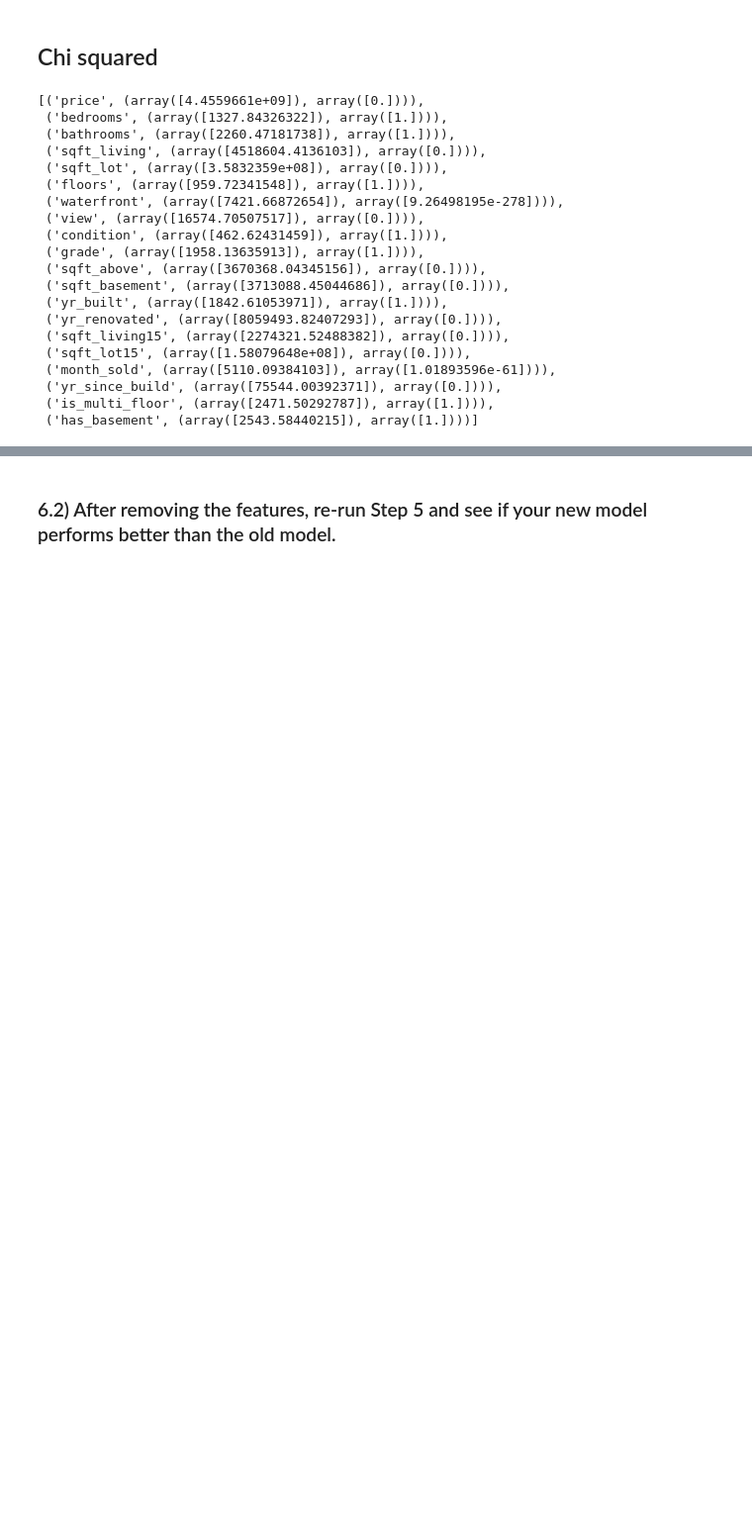
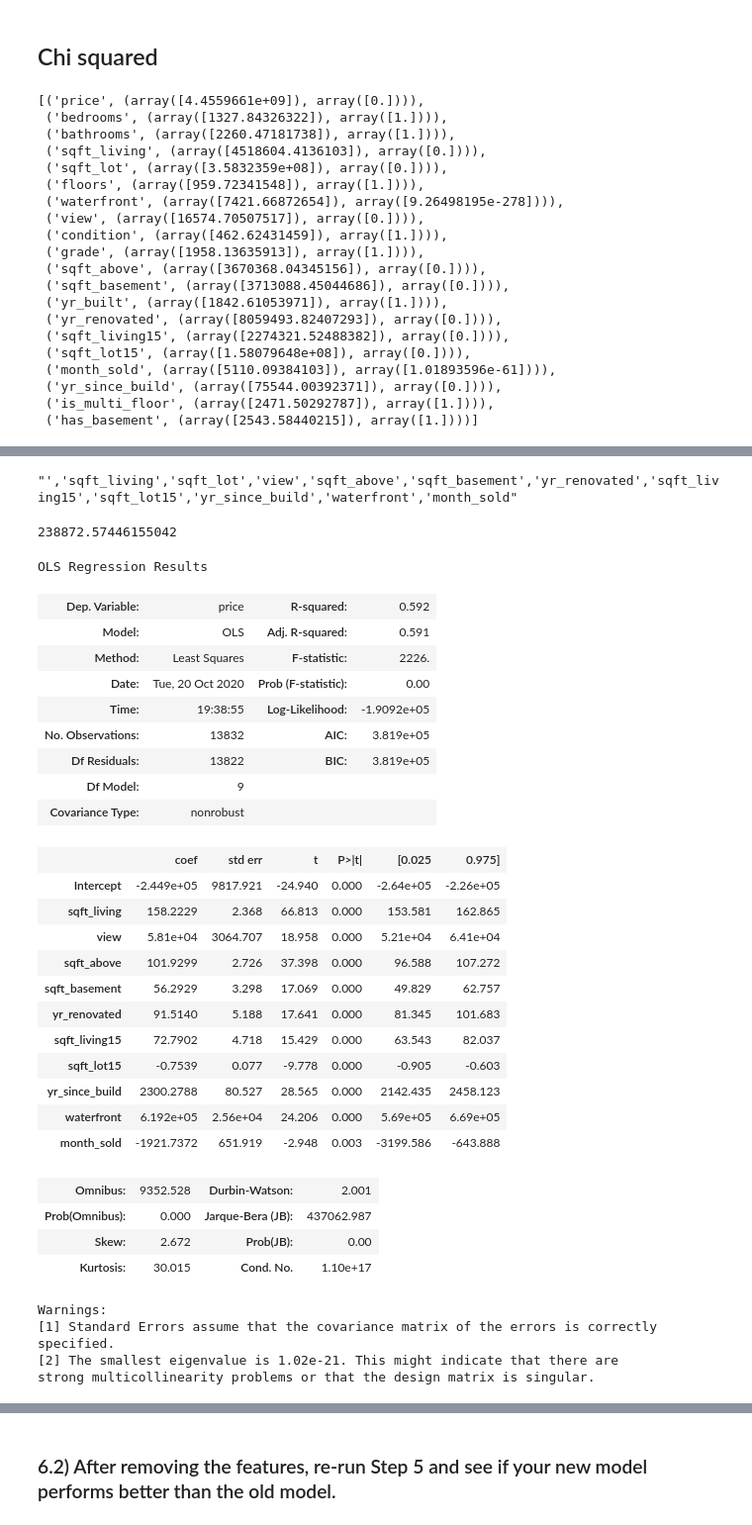
Before and after one commit to fernandez-justin/house_price_prediction, a Jupyter notebook: Bakeoff_modeling_process.ipynb, the cells around one changed output, grey strips where cells are left out. Shown: that part at 99% size. Saved outputs shown, nothing was run; the diff lists cells and outputs as text; code cells hidden in the pictures; blank space fills up the shorter version.

```diff
--- a/Bakeoff_modeling_process.ipynb
+++ b/Bakeoff_modeling_process.ipynb
@@ -661,0 +782,8 @@ chi2_scores
+# %%
+string = ''
+for item in chi2_scores[1:12]:
+    string = string+"','"+item[0]
+
+string
+# %% [output]
+"','sqft_living','sqft_lot','view','sqft_above','sqft_basement','yr_renovated','sqft_living15','sqft_lot15','yr_since_build','waterfront','month_sold"
@@ -661,0 +793,47 @@ chi2_scores
+# %%
+lr = LinearRegression()
+lr.fit(x_train, y_train)
+
+y_pred = lr.predict(x_train)
+
+lr.score(x_train, y_train)
+
+lr_rsme = mean_squared_error(y_train, y_pred)
+# square root of the sme that i getxt
+np.sqrt(lr_rsme)
+# %% [output]
+238872.57446155042
+# %%
+slr_model = ols(formula='price~sqft_living+view+sqft_above+sqft_basement+yr_renovated+sqft_living15+sqft_lot15+yr_since_build+waterfront+month_sold', data=train_set).fit()
+slr_model.summary()
+# %% [output]
+OLS Regression Results
+| Dep. Variable: | price | R-squared: | 0.592 |
+| Model: | OLS | Adj. R-squared: | 0.591 |
+| Method: | Least Squares | F-statistic: | 2226. |
+| Date: | Tue, 20 Oct 2020 | Prob (F-statistic): | 0.00 |
+| Time: | 19:38:55 | Log-Likelihood: | -1.9092e+05 |
+| No. Observations: | 13832 | AIC: | 3.819e+05 |
+| Df Residuals: | 13822 | BIC: | 3.819e+05 |
+| Df Model: | 9 |  |  |
+| Covariance Type: | nonrobust |  |  |
+|  | coef | std err | t | P>|t| | [0.025 | 0.975] |
+| Intercept | -2.449e+05 | 9817.921 | -24.940 | 0.000 | -2.64e+05 | -2.26e+05 |
+| sqft_living | 158.2229 | 2.368 | 66.813 | 0.000 | 153.581 | 162.865 |
+| view | 5.81e+04 | 3064.707 | 18.958 | 0.000 | 5.21e+04 | 6.41e+04 |
+| sqft_above | 101.9299 | 2.726 | 37.398 | 0.000 | 96.588 | 107.272 |
+| sqft_basement | 56.2929 | 3.298 | 17.069 | 0.000 | 49.829 | 62.757 |
+| yr_renovated | 91.5140 | 5.188 | 17.641 | 0.000 | 81.345 | 101.683 |
+| sqft_living15 | 72.7902 | 4.718 | 15.429 | 0.000 | 63.543 | 82.037 |
+| sqft_lot15 | -0.7539 | 0.077 | -9.778 | 0.000 | -0.905 | -0.603 |
+| yr_since_build | 2300.2788 | 80.527 | 28.565 | 0.000 | 2142.435 | 2458.123 |
+| waterfront | 6.192e+05 | 2.56e+04 | 24.206 | 0.000 | 5.69e+05 | 6.69e+05 |
+| month_sold | -1921.7372 | 651.919 | -2.948 | 0.003 | -3199.586 | -643.888 |
+| Omnibus: | 9352.528 | Durbin-Watson: | 2.001 |
+| Prob(Omnibus): | 0.000 | Jarque-Bera (JB): | 437062.987 |
+| Skew: | 2.672 | Prob(JB): | 0.00 |
+| Kurtosis: | 30.015 | Cond. No. | 1.10e+17 |
+Warnings:
+[1] Standard Errors assume that the covariance matrix of the errors is correctly specified.
+[2] The smallest eigenvalue is 1.02e-21. This might indicate that there are
+strong multicollinearity problems or that the design matrix is singular.
```
Also changed, not shown: parts of 25 cells of this notebook.
